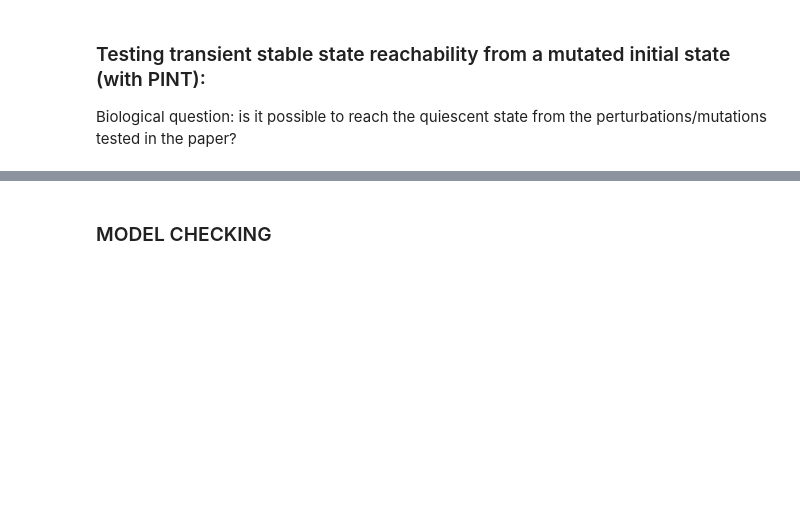
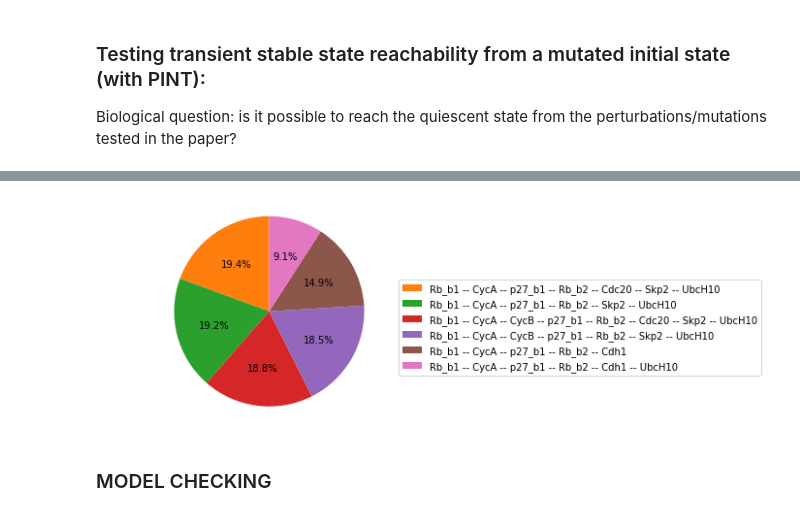
Before and after one commit to Eirinits/BI8040_project, a Jupyter notebook: notebook/BI8040_notebook.ipynb, the cells around one changed output, grey strips where cells are left out. Drawn from its saved outputs; the diff is of its cells as text; code cells hidden in the pictures; blank space fills up the shorter version.

```diff
--- a/notebook/BI8040_notebook.ipynb
+++ b/notebook/BI8040_notebook.ipynb
@@ -264,5 +244,16 @@ None
 None
 {'Rb': 2} reaches quiescent state:       True
 ... (18 outputs left out)
+# %%
+mab_model = ginsim.to_maboss(lrg)
+mab_model.mutate('CycA', 'ON')
+mab_model.mutate('p27_b1', 'ON')
+mab_model.mutate('p27_b2', 'OFF')
+# %%
+mut_results = mab_model.run()
+# %%
+mut_results.plot_piechart()
+# %% [output]
+[figure, added]
 # %% [markdown]
 ### MODEL CHECKING
```
Also changed, not shown: parts of 31 cells of this notebook.
